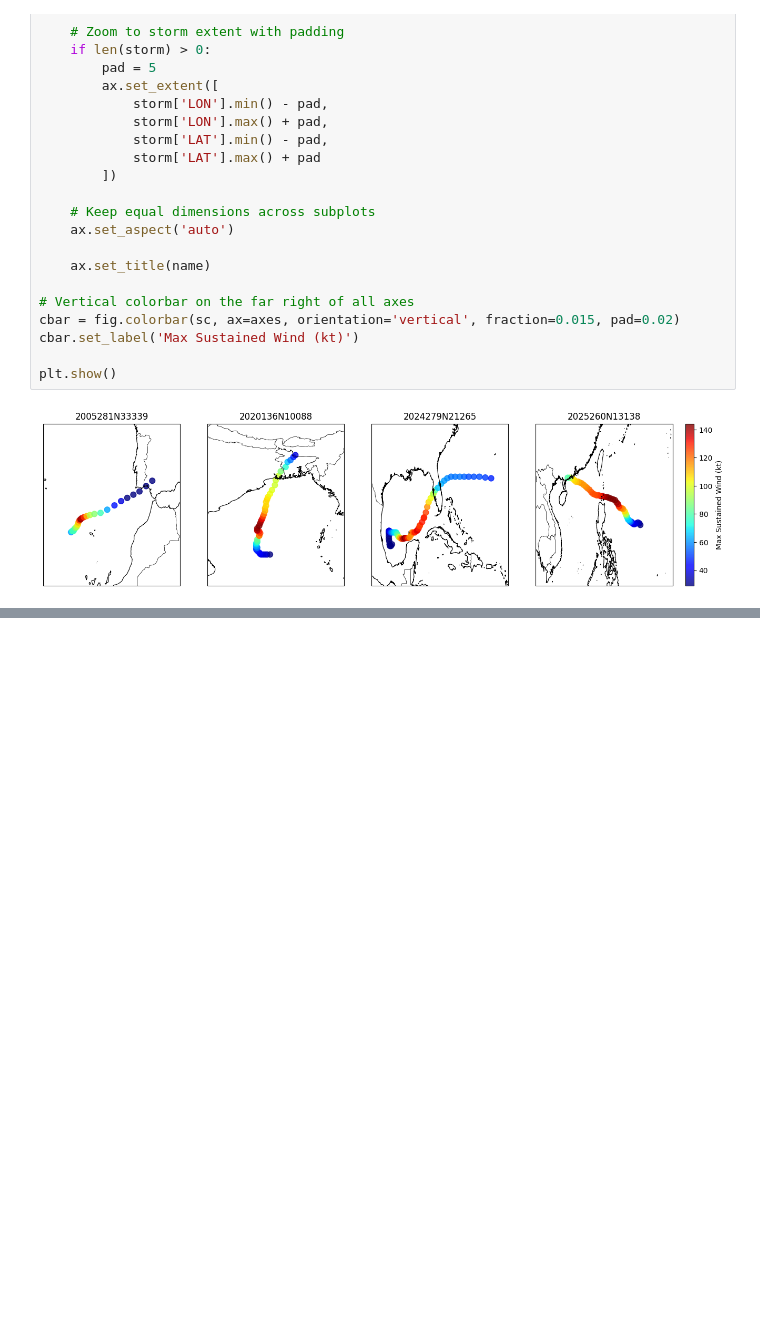
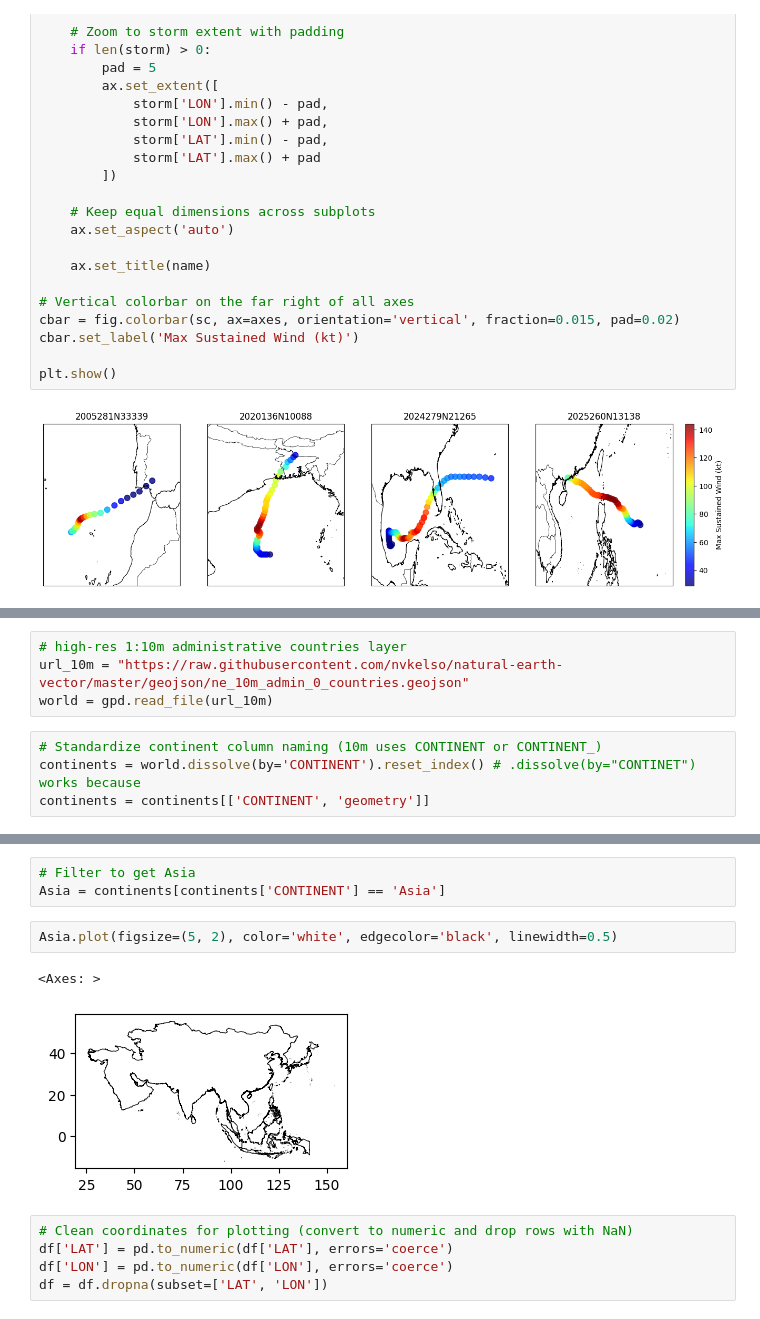
Before and after one commit to ministryofaayush/perils, a Jupyter notebook: typhon/storms_SIDevents.ipynb, the cells around one changed output, grey strips where cells are left out. Cells and saved outputs as stored; diff of their text form; blank space fills up the shorter version.

Commit message:
Added regional analysis and probabilty heatmap for Asia.

```diff
--- a/typhon/storms_SIDevents.ipynb
+++ b/typhon/storms_SIDevents.ipynb
@@ -120,0 +127,8 @@ plt.show()
+# %%
+# high-res 1:10m administrative countries layer
+url_10m = "https://raw.githubusercontent.com/nvkelso/natural-earth-vector/master/geojson/ne_10m_admin_0_countries.geojson"
+world = gpd.read_file(url_10m)
+# %%
+# Standardize continent column naming (10m uses CONTINENT or CONTINENT_)
+continents = world.dissolve(by='CONTINENT').reset_index() # .dissolve(by="CONTINET") works because
+continents = continents[['CONTINENT', 'geometry']]
@@ -120,0 +147,13 @@ plt.show()
+# %%
+# Filter to get Asia
+Asia = continents[continents['CONTINENT'] == 'Asia']
+# %%
+Asia.plot(figsize=(5, 2), color='white', edgecolor='black', linewidth=0.5)
+# %% [output]
+<Axes: >
+[figure, added]
+# %%
+# Clean coordinates for plotting (convert to numeric and drop rows with NaN)
+df['LAT'] = pd.to_numeric(df['LAT'], errors='coerce')
+df['LON'] = pd.to_numeric(df['LON'], errors='coerce')
+df = df.dropna(subset=['LAT', 'LON'])
```
Also changed, not shown: parts of 14 cells of this notebook.
